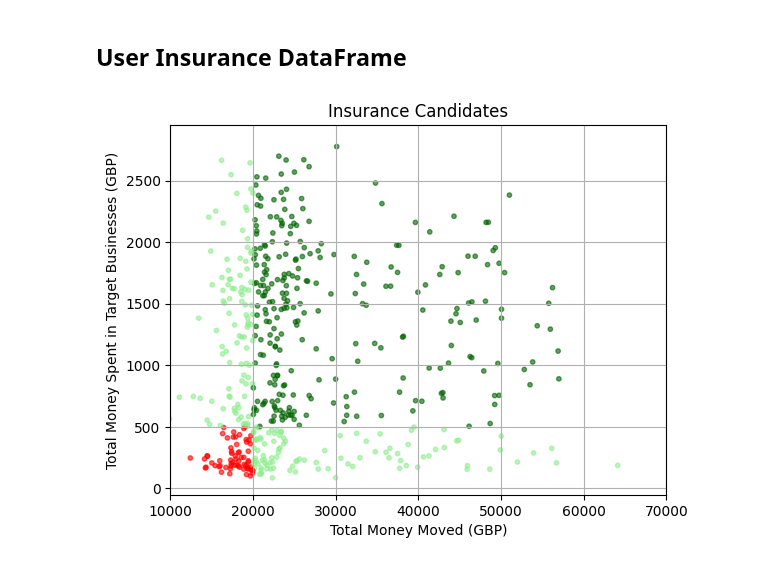
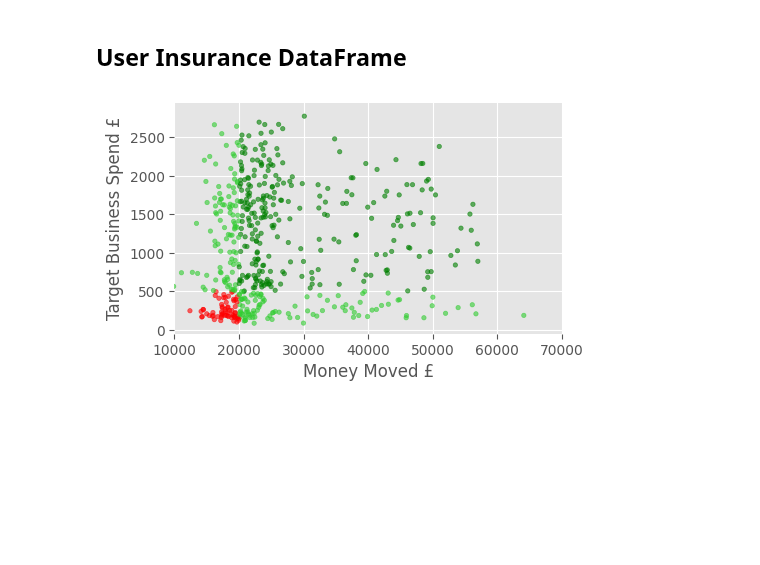
Before and after one commit to UoB-DSMP-2023-24/dsmp-2024-group27, a Jupyter notebook: PersonalFinance/Insurance Calc User Model.ipynb, the cells around one changed output. Saved outputs shown, nothing was run; the diff lists cells and outputs as text; code cells hidden in the pictures; blank space fills up the shorter version.

```diff
--- a/PersonalFinance/Insurance Calc User Model.ipynb
+++ b/PersonalFinance/Insurance Calc User Model.ipynb
@@ -172,20 +172,25 @@ candidate_insurance_df = insurance_df[insurance_df['parent home pet positive'] =
 # %%
 colors = []
 
 for x, y in zip(candidate_insurance_df['total money moved'], candidate_insurance_df['total spending']):
     if x > 20000 and y > 500:
-        colors.append('darkgreen')
+        colors.append('green')
     elif x > 20000 or y > 500:
-        colors.append('lightgreen')
+        colors.append('limegreen')
     else:
         colors.append('red')
 
+plt.figure(figsize=(5, 3))
+plt.style.use('ggplot')
+
+for spine in plt.gca().spines.values():
+    spine.set_visible(False)
+
 plt.scatter(candidate_insurance_df['total money moved'], candidate_insurance_df['total spending'], color=colors, marker='o', s=10, alpha=0.6)  # 's' sets the size of the markers
-plt.title('Insurance Candidates')
-plt.xlabel('Total Money Moved (GBP)')
+plt.xlabel('Money Moved £')
 plt.xlim(10000, 70000)
-plt.ylabel('Total Money Spent in Target Businesses (GBP)')
+plt.ylabel('Target Business Spend £')
 plt.grid(True)  # Adds a grid
 plt.show()
 # %% [output]
-[figure, old version]
+[figure, new version]
```
Also changed, not shown: 3 other files.
